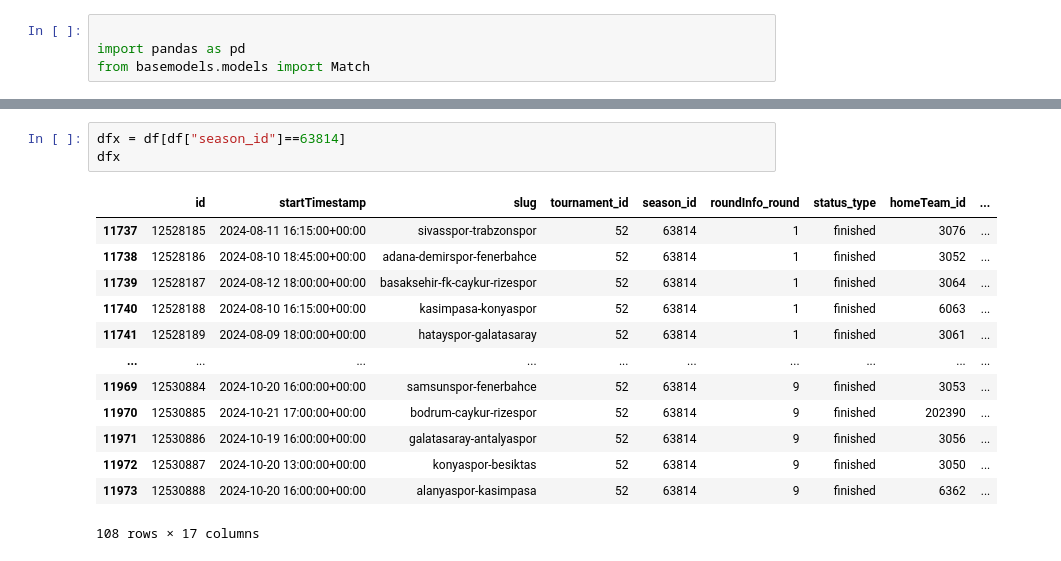
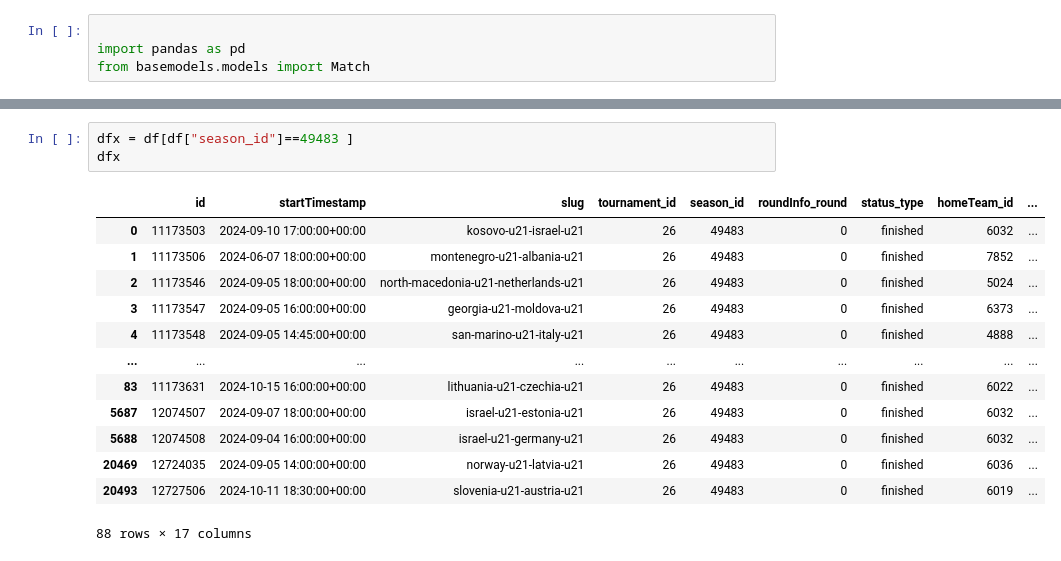
Before and after one commit to Ahmetyldrr/FxS, a Jupyter notebook: DataAnalizi.ipynb, the cells around one changed output, grey strips where cells are left out. Saved outputs shown, nothing was run; the diff lists cells and outputs as text.

```diff
--- a/DataAnalizi.ipynb
+++ b/DataAnalizi.ipynb
@@ -30,19 +30,19 @@ df
 # %%
-dfx = df[df["season_id"]==63814]
+dfx = df[df["season_id"]==49483	]
 dfx
 # %% [output]
 |  | id | startTimestamp | slug | tournament_id | season_id | roundInfo_round | status_type | homeTeam_id | ... |
-| 11737 | 12528185 | 2024-08-11 16:15:00+00:00 | sivasspor-trabzonspor | 52 | 63814 | 1 | finished | 3076 | ... |
-| 11738 | 12528186 | 2024-08-10 18:45:00+00:00 | adana-demirspor-fenerbahce | 52 | 63814 | 1 | finished | 3052 | ... |
-| 11739 | 12528187 | 2024-08-12 18:00:00+00:00 | basaksehir-fk-caykur-rizespor | 52 | 63814 | 1 | finished | 3064 | ... |
-| 11740 | 12528188 | 2024-08-10 16:15:00+00:00 | kasimpasa-konyaspor | 52 | 63814 | 1 | finished | 6063 | ... |
-| 11741 | 12528189 | 2024-08-09 18:00:00+00:00 | hatayspor-galatasaray | 52 | 63814 | 1 | finished | 3061 | ... |
+| 0 | 11173503 | 2024-09-10 17:00:00+00:00 | kosovo-u21-israel-u21 | 26 | 49483 | 0 | finished | 6032 | ... |
+| 1 | 11173506 | 2024-06-07 18:00:00+00:00 | montenegro-u21-albania-u21 | 26 | 49483 | 0 | finished | 7852 | ... |
+| 2 | 11173546 | 2024-09-05 18:00:00+00:00 | north-macedonia-u21-netherlands-u21 | 26 | 49483 | 0 | finished | 5024 | ... |
+| 3 | 11173547 | 2024-09-05 16:00:00+00:00 | georgia-u21-moldova-u21 | 26 | 49483 | 0 | finished | 6373 | ... |
+| 4 | 11173548 | 2024-09-05 14:45:00+00:00 | san-marino-u21-italy-u21 | 26 | 49483 | 0 | finished | 4888 | ... |
 | ... | ... | ... | ... | ... | ... | ... | ... | ... | ... |
-| 11969 | 12530884 | 2024-10-20 16:00:00+00:00 | samsunspor-fenerbahce | 52 | 63814 | 9 | finished | 3053 | ... |
-| 11970 | 12530885 | 2024-10-21 17:00:00+00:00 | bodrum-caykur-rizespor | 52 | 63814 | 9 | finished | 202390 | ... |
-| 11971 | 12530886 | 2024-10-19 16:00:00+00:00 | galatasaray-antalyaspor | 52 | 63814 | 9 | finished | 3056 | ... |
-| 11972 | 12530887 | 2024-10-20 13:00:00+00:00 | konyaspor-besiktas | 52 | 63814 | 9 | finished | 3050 | ... |
-| 11973 | 12530888 | 2024-10-20 16:00:00+00:00 | alanyaspor-kasimpasa | 52 | 63814 | 9 | finished | 6362 | ... |
+| 83 | 11173631 | 2024-10-15 16:00:00+00:00 | lithuania-u21-czechia-u21 | 26 | 49483 | 0 | finished | 6022 | ... |
+| 5687 | 12074507 | 2024-09-07 18:00:00+00:00 | israel-u21-estonia-u21 | 26 | 49483 | 0 | finished | 6032 | ... |
+| 5688 | 12074508 | 2024-09-04 16:00:00+00:00 | israel-u21-germany-u21 | 26 | 49483 | 0 | finished | 6032 | ... |
+| 20469 | 12724035 | 2024-09-05 14:00:00+00:00 | norway-u21-latvia-u21 | 26 | 49483 | 0 | finished | 6036 | ... |
+| 20493 | 12727506 | 2024-10-11 18:30:00+00:00 | slovenia-u21-austria-u21 | 26 | 49483 | 0 | finished | 6019 | ... |
-108 rows × 17 columns
+88 rows × 17 columns
 # %%
 dfx['startTimestamp'] = pd.to_datetime(dfx['startTimestamp']).dt.tz_localize(None)
```
Also changed, not shown: parts of 18 cells of this notebook, 5 other files.
